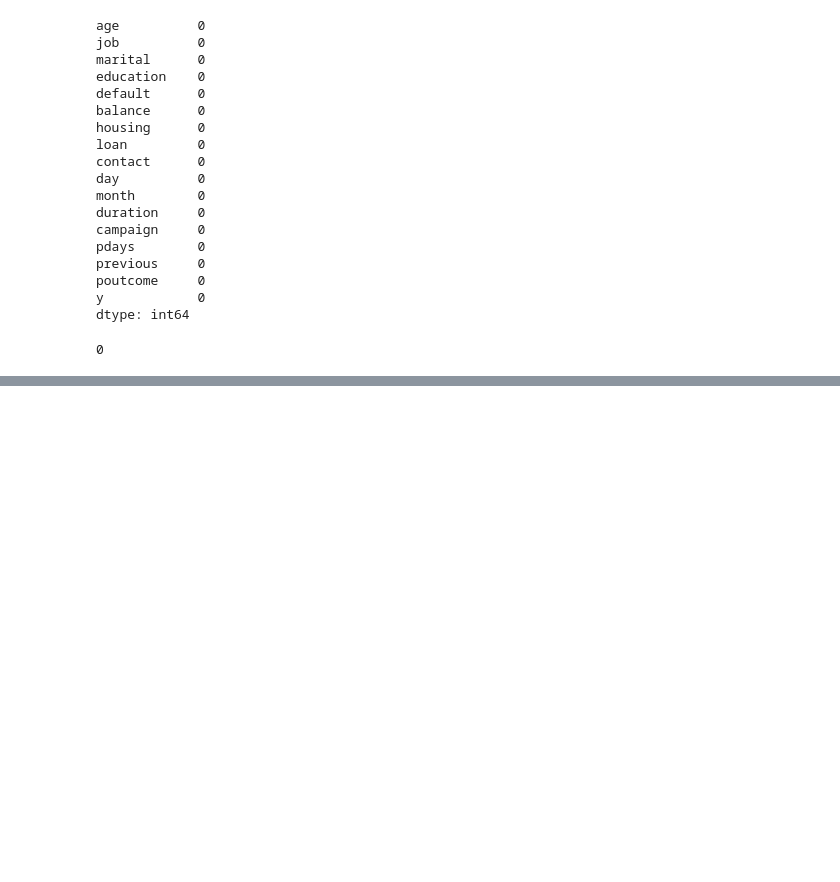
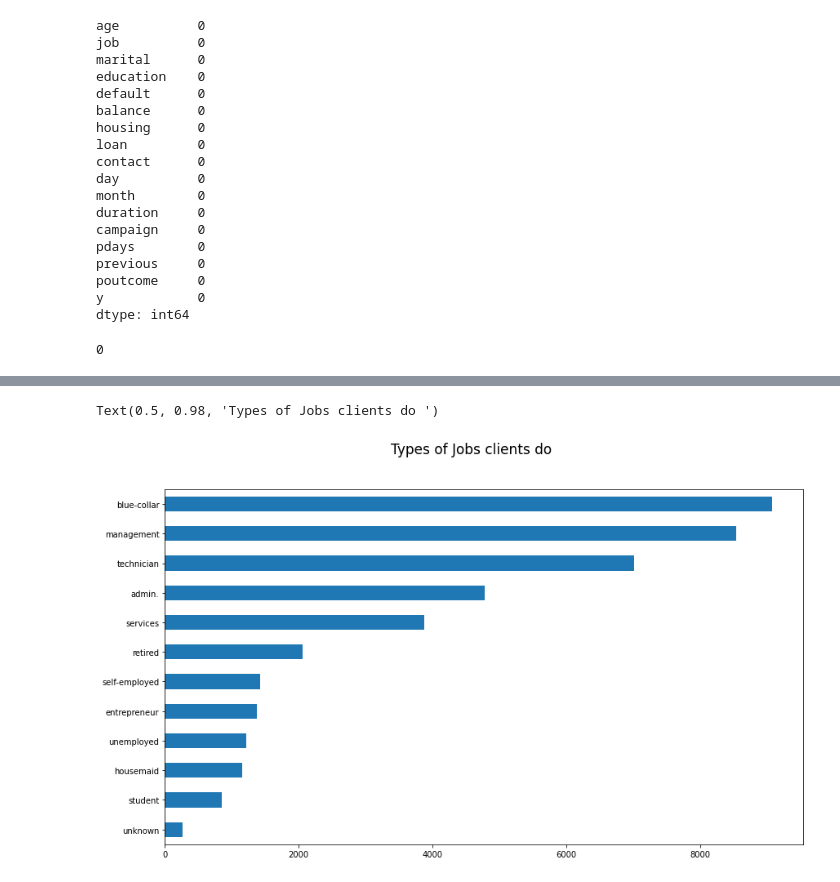
Before and after one commit to ajayn3300/Bank-Marketing-Effectiveness-Prediction---Classification, a Jupyter notebook: Bank_Marketing_Effectiveness_Prediction_Capstone_Project.ipynb, the cells around one changed output, grey strips where cells are left out. Cells and saved outputs as stored; diff of their text form; code cells hidden in the pictures; blank space fills up the shorter version.

```diff
--- a/Bank_Marketing_Effectiveness_Prediction_Capstone_Project.ipynb
+++ b/Bank_Marketing_Effectiveness_Prediction_Capstone_Project.ipynb
@@ -165,0 +199,8 @@ len(data[data['pdays']>200])
+# %%
+# no. and types of jobs
+plt.figure(figsize=(14,8))
+data.job.value_counts().sort_values().plot(kind='barh')
+plt.suptitle('Types of Jobs clients do ',fontsize=17)
+# %% [output]
+Text(0.5, 0.98, 'Types of Jobs clients do ')
+[figure, added]
```
Also changed, not shown: parts of 38 cells of this notebook.
